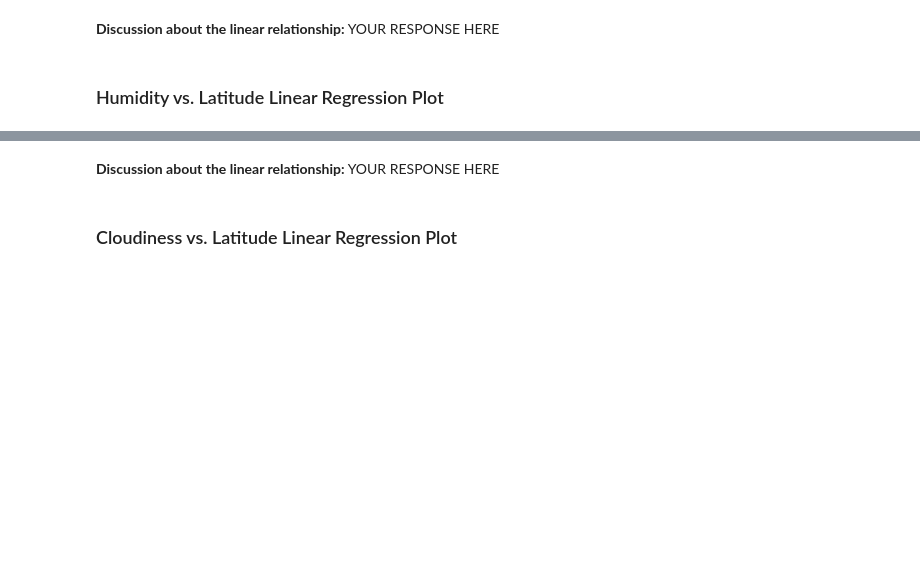
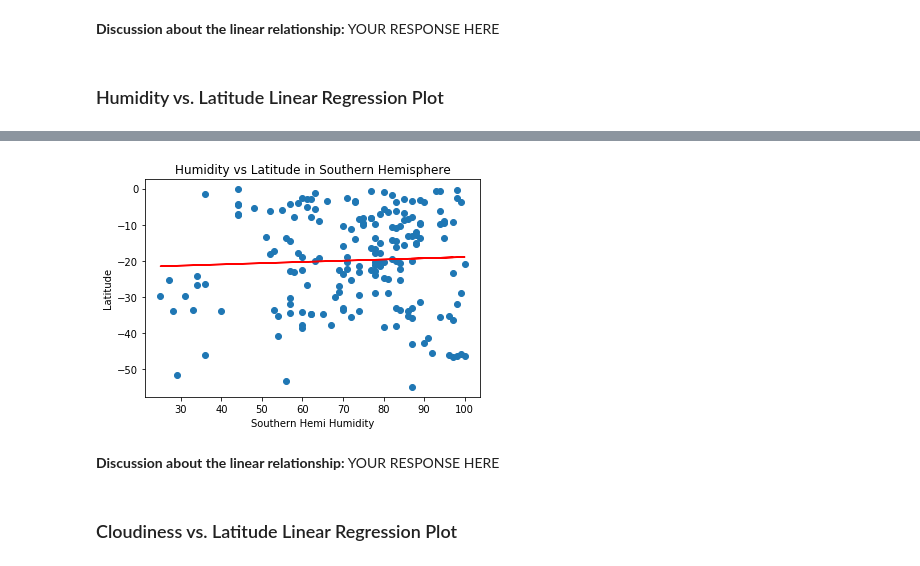
Before and after one commit to jf11235/python-api-challenge, a Jupyter notebook: WeatherPy.ipynb, the cells around one changed output, grey strips where cells are left out. Drawn from its saved outputs; the diff is of its cells as text; code cells hidden in the pictures; blank space fills up the shorter version.

```diff
--- a/WeatherPy.ipynb
+++ b/WeatherPy.ipynb
@@ -348,3 +347,9 @@ linregfun(southern_hemi_df['Max Temp'], southern_hemi_df['Lat'],xlabel='Southern
+# %%
+# Southern Hemisphere
+# Northern Hemisphere
+linregfun(southern_hemi_df['Humidity'],southern_hemi_df['Lat'],xlabel="Southern Hemi Humidity",ylabel="Latitude",title="Humidity vs Latitude in Southern Hemisphere")
+# %% [output]
+[figure, added]
 # %% [markdown]
 **Discussion about the linear relationship:** YOUR RESPONSE HERE
 # %% [markdown]
```
Also changed, not shown: parts of 11 cells of this notebook.
